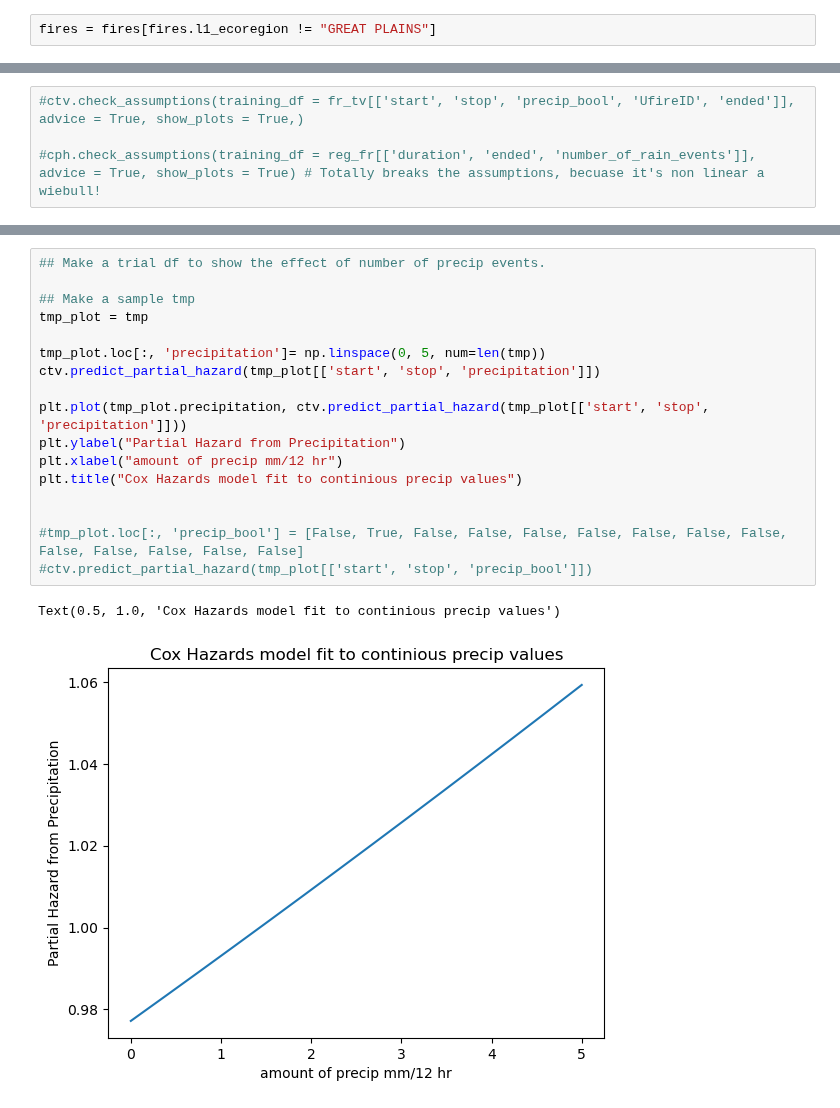
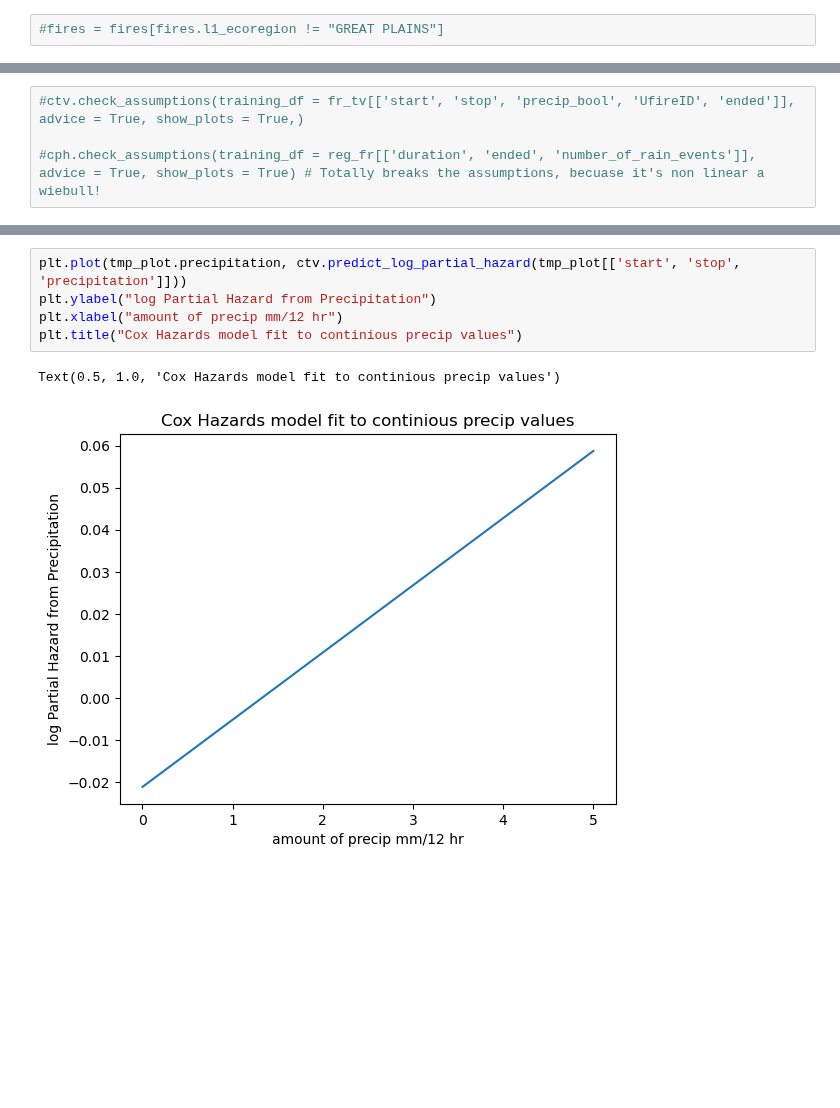
Before and after one commit to mccabete/precip, a Jupyter notebook: cox_proportional_hazards_model.ipynb, the cells around one changed output, grey strips where cells are left out. Cells and saved outputs as stored; diff of their text form; blank space fills up the shorter version.

```diff
--- a/cox_proportional_hazards_model.ipynb
+++ b/cox_proportional_hazards_model.ipynb
@@ -50,7 +50,7 @@ from precip_helper.utils import read_in_fires_and_precip
 # %%
 fires = read_in_fires_and_precip()
 # %%
-fires = fires[fires.l1_ecoregion != "GREAT PLAINS"]
+#fires = fires[fires.l1_ecoregion != "GREAT PLAINS"]
 # %%
 ### Reformatting the DF to be in the shape expected by lifelines.
 
@@ -214,20 +234,8 @@ Fun stuff!!!
 # %%
-## Make a trial df to show the effect of number of precip events.
-
-## Make a sample tmp
-tmp_plot = tmp
-
-tmp_plot.loc[:, 'precipitation']= np.linspace(0, 5, num=len(tmp))
-ctv.predict_partial_hazard(tmp_plot[['start', 'stop', 'precipitation']])
-
-plt.plot(tmp_plot.precipitation, ctv.predict_partial_hazard(tmp_plot[['start', 'stop', 'precipitation']]))
-plt.ylabel("Partial Hazard from Precipitation")
+plt.plot(tmp_plot.precipitation, ctv.predict_log_partial_hazard(tmp_plot[['start', 'stop', 'precipitation']]))
+plt.ylabel("log Partial Hazard from Precipitation")
 plt.xlabel("amount of precip mm/12 hr")
 plt.title("Cox Hazards model fit to continious precip values")
-
-
-#tmp_plot.loc[:, 'precip_bool'] = [False, True, False, False, False, False, False, False, False, False, False, False, False, False]
-#ctv.predict_partial_hazard(tmp_plot[['start', 'stop', 'precip_bool']])
 # %% [output]
 Text(0.5, 1.0, 'Cox Hazards model fit to continious precip values')
-[figure, old version]
+[figure, new version]
```
Also changed, not shown: parts of 12 cells of this notebook, 2 other files.
